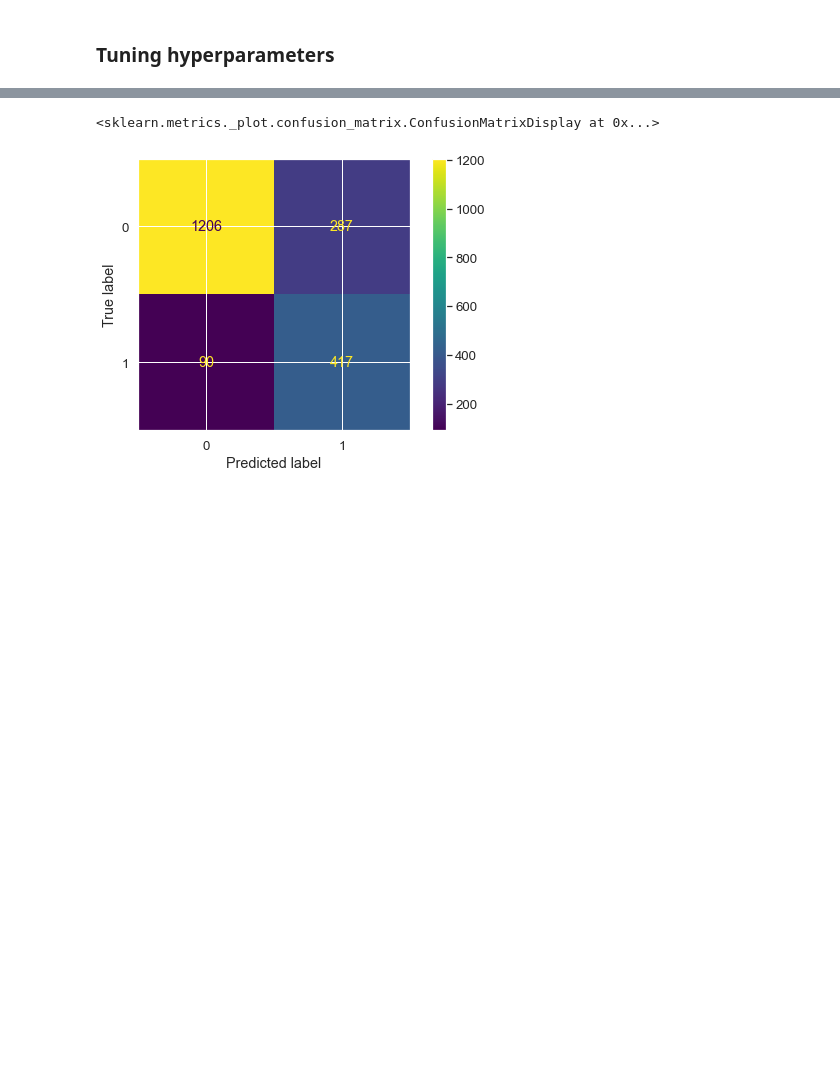
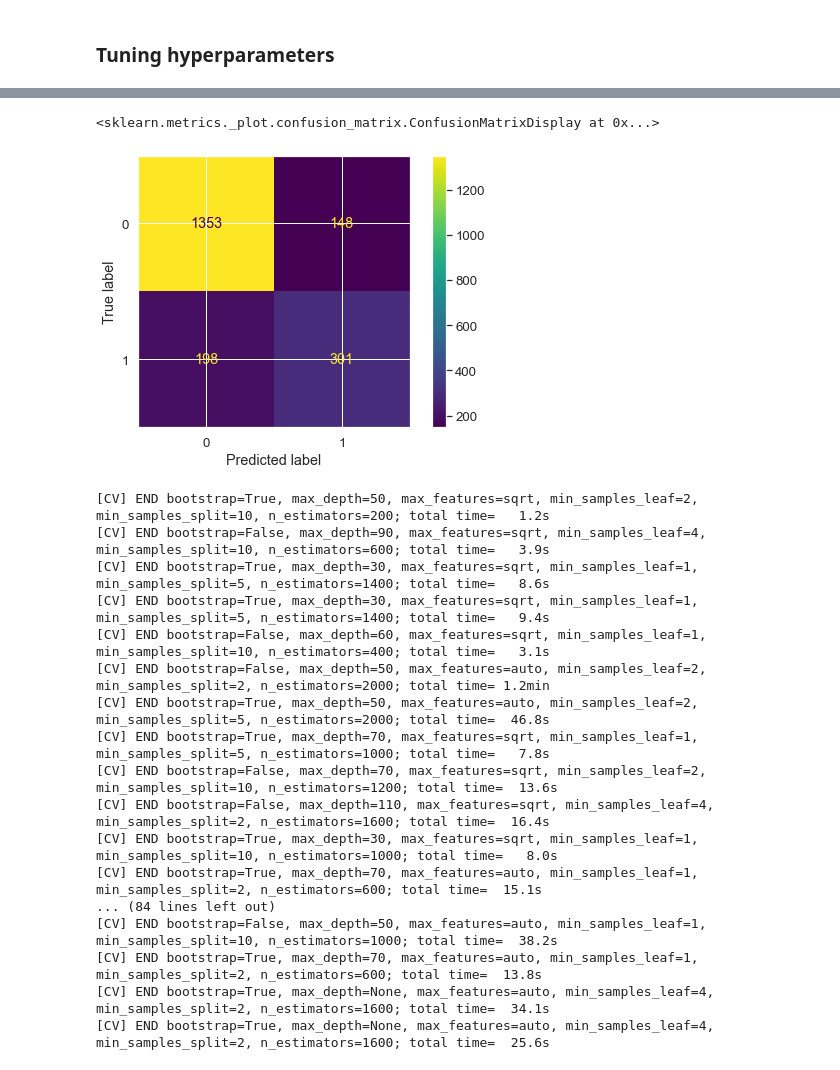
Before and after one commit to aylinaydincs/CS454_Project, a Jupyter notebook: DataPreprocess_OneHotEncoding.ipynb, the cells around one changed output, grey strips where cells are left out. Drawn from its saved outputs; the diff is of its cells as text; code cells hidden in the pictures; blank space fills up the shorter version.

Commit message:
RF regressor, feature selection and tuning

```diff
--- a/DataPreprocess_OneHotEncoding.ipynb
+++ b/DataPreprocess_OneHotEncoding.ipynb
@@ -219,9 +245,9 @@ AUC score with duration column:  0.7026399331000288
 # %% [markdown]
 # Random Forest
 # %%
-from sklearn.ensemble import RandomForestClassifier
+from sklearn.ensemble import RandomForestRegressor
 
-rf = RandomForestClassifier(random_state=42)
+rf = RandomForestRegressor()
 rf.fit(X_train, y_train)
 y_pred = rf.predict(X_test)
 
@@ -256,0 +283,18 @@ sorted_dict
+# %%
+n_features_list = [_ for _ in range(len(rf.feature_names_in_), 0, -3)]
+features_dict = {n: list(sorted_dict.keys())[:n] for n in n_features_list}
+avg_accuracies_dict = dict()
+n_runs = 5
+
+for n in n_features_list:
+    selected_features = features_dict[n]
+    accuracies = []
+    for _ in range(n_runs):
+        rf.fit(X_train[selected_features], y_train)
+        y_pred = rf.predict(X_test[selected_features])
+        accuracies.append(roc_auc_score(y_test, y_pred))
+    avg_accuracies_dict[n] = sum(accuracies) / n_runs
+
+plt.plot(n_features_list, [avg_accuracies_dict[n] for n in n_features_list])
+plt.title("Number of best features vs. accuracy")
+plt.show()
@@ -256,0 +303,4 @@ sorted_dict
+# %%
+n_features = max(avg_accuracies_dict, key=avg_accuracies_dict.get)
+new_features = features_dict[n_features]
+n_features
@@ -329,10 +379,8 @@ random_grid = {'n_estimators': n_estimators,
 
 from sklearn.model_selection import RandomizedSearchCV
 
-# Use the random grid to search for best hyperparameters
-# Random search of parameters, using 5 fold cross validation,
-# search across 15 different combinations, and use all available cores
-rf_random = RandomizedSearchCV(estimator=rf, param_distributions=random_grid, n_iter=50, cv=2, verbose=2, n_jobs=-1)
+# Search across 20 different combinations using 5-fold cross validation
+rf_random = RandomizedSearchCV(estimator=rf, param_distributions=random_grid, n_iter=20, cv=5, verbose=2, random_state=42, n_jobs = -1)
 # Fit the random search model
 rf_random.fit(X_train_feature_selected, y_train)
 # %% [output]
@@ -405,9 +424,24 @@ increase: 0.06606041870609858
 # %%
-from sklearn.metrics import confusion_matrix, ConfusionMatrixDisplay
-
-cm = confusion_matrix(y_test, y_pred, labels=[0, 1])
+cm = confusion_matrix(y_test, [round(y) for y in y_pred], labels=[0, 1])
 disp = ConfusionMatrixDisplay(confusion_matrix=cm)
 disp.plot()
 # %% [output]
 <sklearn.metrics._plot.confusion_matrix.ConfusionMatrixDisplay at 0x...>
-[figure, old version]
+[figure, new version]
+[CV] END bootstrap=True, max_depth=50, max_features=sqrt, min_samples_leaf=2, min_samples_split=10, n_estimators=200; total time=   1.2s
+[CV] END bootstrap=False, max_depth=90, max_features=sqrt, min_samples_leaf=4, min_samples_split=10, n_estimators=600; total time=   3.9s
+[CV] END bootstrap=True, max_depth=30, max_features=sqrt, min_samples_leaf=1, min_samples_split=5, n_estimators=1400; total time=   8.6s
+[CV] END bootstrap=True, max_depth=30, max_features=sqrt, min_samples_leaf=1, min_samples_split=5, n_estimators=1400; total time=   9.4s
+[CV] END bootstrap=False, max_depth=60, max_features=sqrt, min_samples_leaf=1, min_samples_split=10, n_estimators=400; total time=   3.1s
+[CV] END bootstrap=False, max_depth=50, max_features=auto, min_samples_leaf=2, min_samples_split=2, n_estimators=2000; total time= 1.2min
+[CV] END bootstrap=True, max_depth=50, max_features=auto, min_samples_leaf=2, min_samples_split=5, n_estimators=2000; total time=  46.8s
+[CV] END bootstrap=True, max_depth=70, max_features=sqrt, min_samples_leaf=1, min_samples_split=5, n_estimators=1000; total time=   7.8s
+[CV] END bootstrap=False, max_depth=70, max_features=sqrt, min_samples_leaf=2, min_samples_split=10, n_estimators=1200; total time=  13.6s
+[CV] END bootstrap=False, max_depth=110, max_features=sqrt, min_samples_leaf=4, min_samples_split=2, n_estimators=1600; total time=  16.4s
+[CV] END bootstrap=True, max_depth=30, max_features=sqrt, min_samples_leaf=1, min_samples_split=10, n_estimators=1000; total time=   8.0s
+[CV] END bootstrap=True, max_depth=70, max_features=auto, min_samples_leaf=1, min_samples_split=2, n_estimators=600; total time=  15.1s
+... (84 lines left out)
+[CV] END bootstrap=False, max_depth=50, max_features=auto, min_samples_leaf=1, min_samples_split=10, n_estimators=1000; total time=  38.2s
+[CV] END bootstrap=True, max_depth=70, max_features=auto, min_samples_leaf=1, min_samples_split=2, n_estimators=600; total time=  13.8s
+[CV] END bootstrap=True, max_depth=None, max_features=auto, min_samples_leaf=4, min_samples_split=2, n_estimators=1600; total time=  34.1s
+[CV] END bootstrap=True, max_depth=None, max_features=auto, min_samples_leaf=4, min_samples_split=2, n_estimators=1600; total time=  25.6s
```
Also changed, not shown: parts of 18 cells of this notebook.
